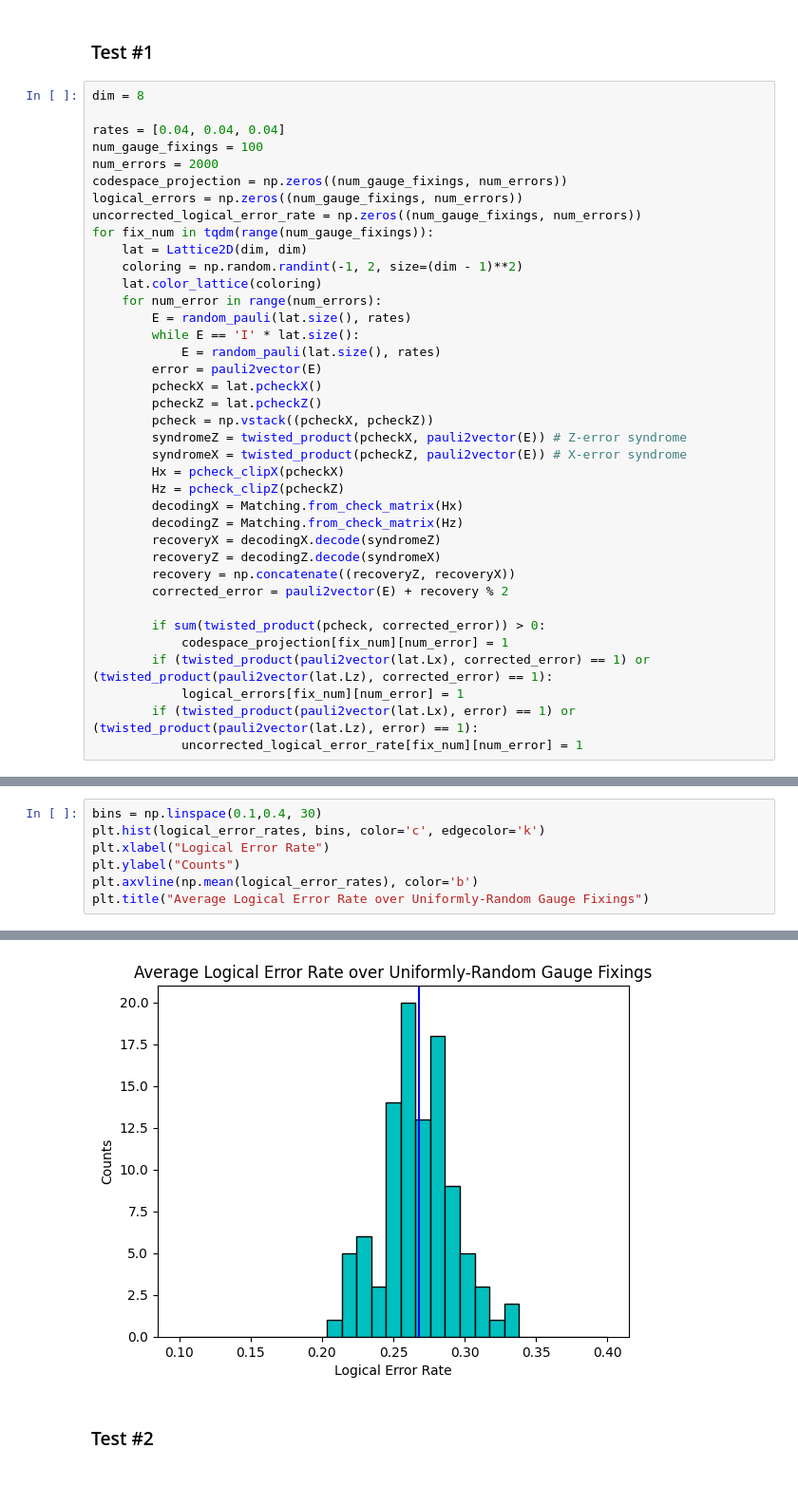
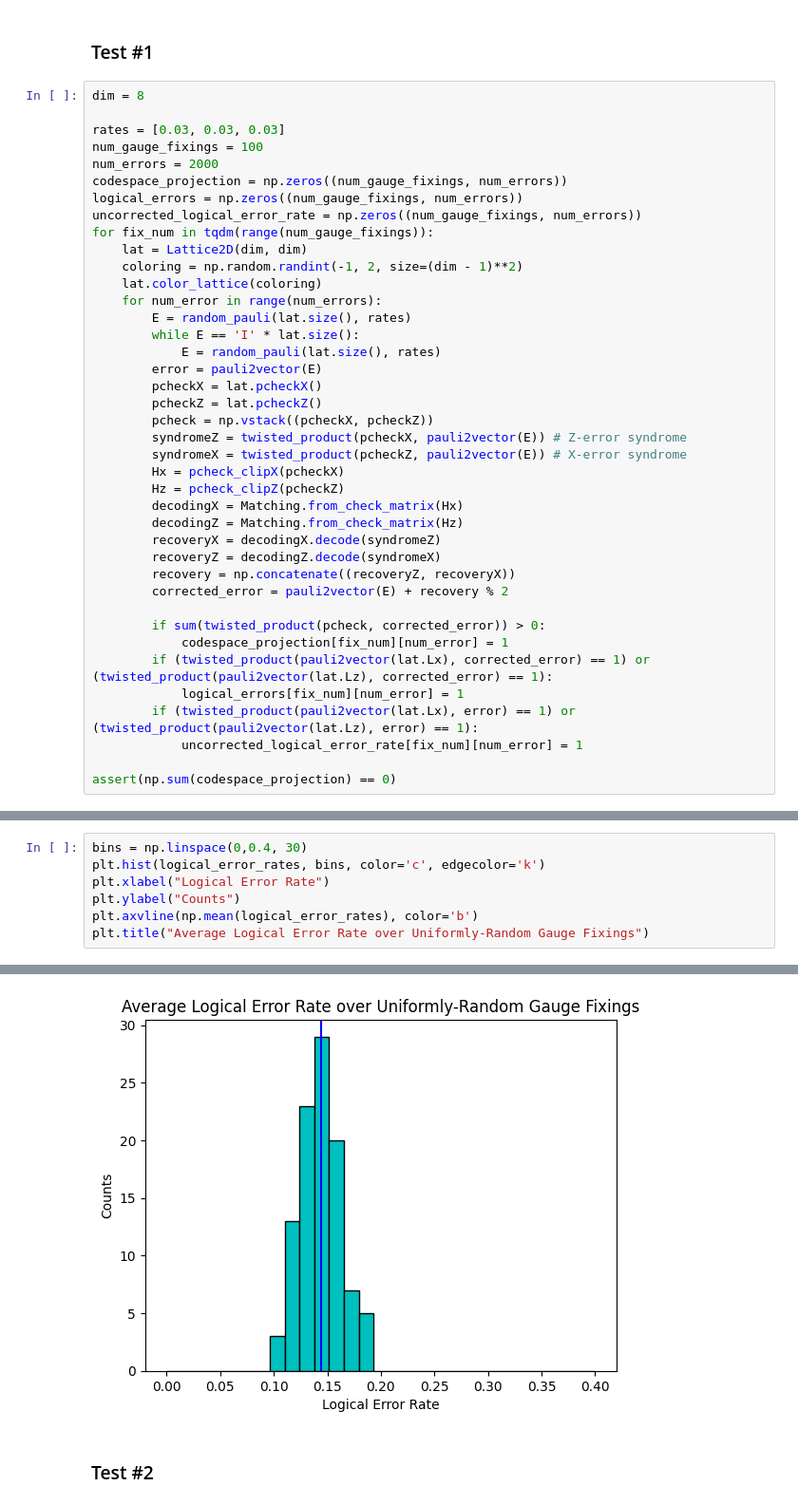
Before and after one commit to jpmarceaux/QuantumHardwareSubgroup, a Jupyter notebook: lib/systematic_code_cap_simulation.ipynb, the cells around one changed output, grey strips where cells are left out. Shown: that part at 95% size. Drawn from its saved outputs; the diff is of its cells as text.

```diff
--- a/lib/systematic_code_cap_simulation.ipynb
+++ b/lib/systematic_code_cap_simulation.ipynb
@@ -405,7 +403,7 @@ def pcheck_clipX(pcheck):
 # %%
 dim = 8
 
-rates = [0.04, 0.04, 0.04]
+rates = [0.03, 0.03, 0.03]
 num_gauge_fixings = 100
 num_errors = 2000
 codespace_projection = np.zeros((num_gauge_fixings, num_errors))
@@ -440,6 +438,8 @@ for fix_num in tqdm(range(num_gauge_fixings)):
             logical_errors[fix_num][num_error] = 1
         if (twisted_product(pauli2vector(lat.Lx), error) == 1) or (twisted_product(pauli2vector(lat.Lz), error) == 1):
             uncorrected_logical_error_rate[fix_num][num_error] = 1
+
+assert(np.sum(codespace_projection) == 0)
 # %%
 logical_error_rates = []
 for row in logical_errors:
@@ -447,13 +450,13 @@ for row in logical_errors:
 # %%
-bins = np.linspace(0.1,0.4, 30)
+bins = np.linspace(0,0.4, 30)
 plt.hist(logical_error_rates, bins, color='c', edgecolor='k')
 plt.xlabel("Logical Error Rate")
 plt.ylabel("Counts")
 plt.axvline(np.mean(logical_error_rates), color='b')
 plt.title("Average Logical Error Rate over Uniformly-Random Gauge Fixings")
 # %% [output]
 Text(0.5, 1.0, 'Average Logical Error Rate over Uniformly-Random Gauge Fixings')
-[figure, old version]
+[figure, new version]
 # %% [markdown]
 ### Test #2
 # %%
```
Also changed, not shown: parts of 26 cells of this notebook, 11 other files.
